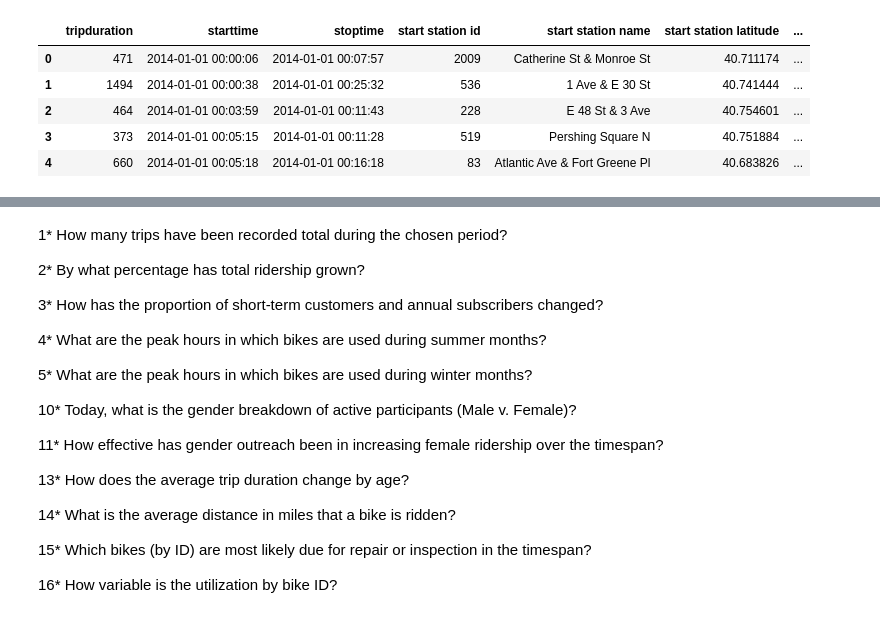
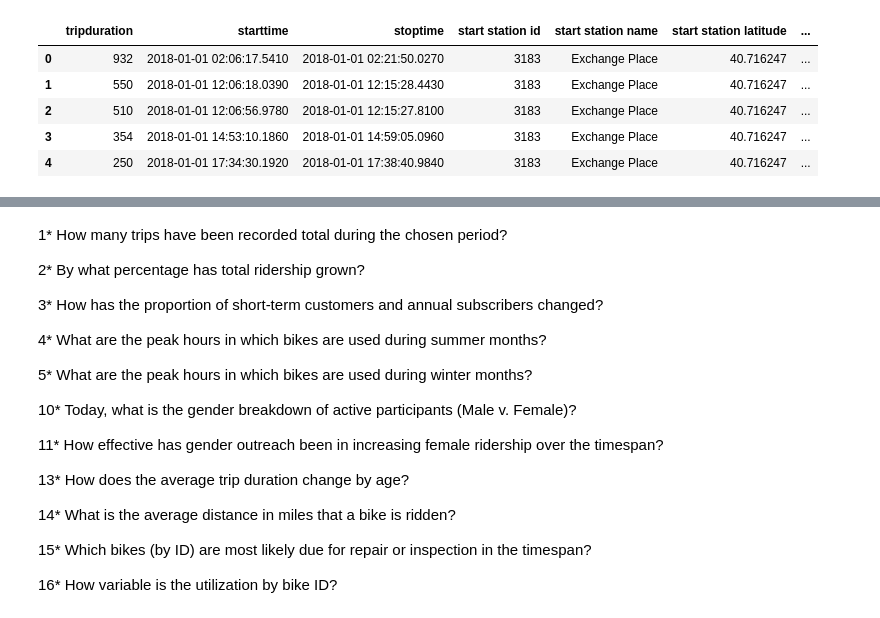
Before and after one commit to maaikerutten/Tableau_Homework, a Jupyter notebook: citi_bike.ipynb, the cells around one changed output, grey strips where cells are left out. Cells and saved outputs as stored; diff of their text form; code cells hidden in the pictures.

```diff
--- a/citi_bike.ipynb
+++ b/citi_bike.ipynb
@@ -23,12 +19,12 @@ df_122013 = pd.read_csv(path_122013)
-# %%
-# head of 01/2014 dataframe
-df_012014.head()
-# %% [output]
-|  | tripduration | starttime | stoptime | start station id | start station name | start station latitude | ... |
-| 0 | 471 | 2014-01-01 00:00:06 | 2014-01-01 00:07:57 | 2009 | Catherine St & Monroe St | 40.711174 | ... |
-| 1 | 1494 | 2014-01-01 00:00:38 | 2014-01-01 00:25:32 | 536 | 1 Ave & E 30 St | 40.741444 | ... |
-| 2 | 464 | 2014-01-01 00:03:59 | 2014-01-01 00:11:43 | 228 | E 48 St & 3 Ave | 40.754601 | ... |
-| 3 | 373 | 2014-01-01 00:05:15 | 2014-01-01 00:11:28 | 519 | Pershing Square N | 40.751884 | ... |
-| 4 | 660 | 2014-01-01 00:05:18 | 2014-01-01 00:16:18 | 83 | Atlantic Ave & Fort Greene Pl | 40.683826 | ... |
+# %%
+# print dataframe
+df_Jan2018.head()
+# %% [output]
+|  | tripduration | starttime | stoptime | start station id | start station name | start station latitude | ... |
+| 0 | 932 | 2018-01-01 02:06:17.5410 | 2018-01-01 02:21:50.0270 | 3183 | Exchange Place | 40.716247 | ... |
+| 1 | 550 | 2018-01-01 12:06:18.0390 | 2018-01-01 12:15:28.4430 | 3183 | Exchange Place | 40.716247 | ... |
+| 2 | 510 | 2018-01-01 12:06:56.9780 | 2018-01-01 12:15:27.8100 | 3183 | Exchange Place | 40.716247 | ... |
+| 3 | 354 | 2018-01-01 14:53:10.1860 | 2018-01-01 14:59:05.0960 | 3183 | Exchange Place | 40.716247 | ... |
+| 4 | 250 | 2018-01-01 17:34:30.1920 | 2018-01-01 17:38:40.9840 | 3183 | Exchange Place | 40.716247 | ... |
 # %%
 # appending all dataframes together
```
Also changed, not shown: parts of 9 cells of this notebook.
